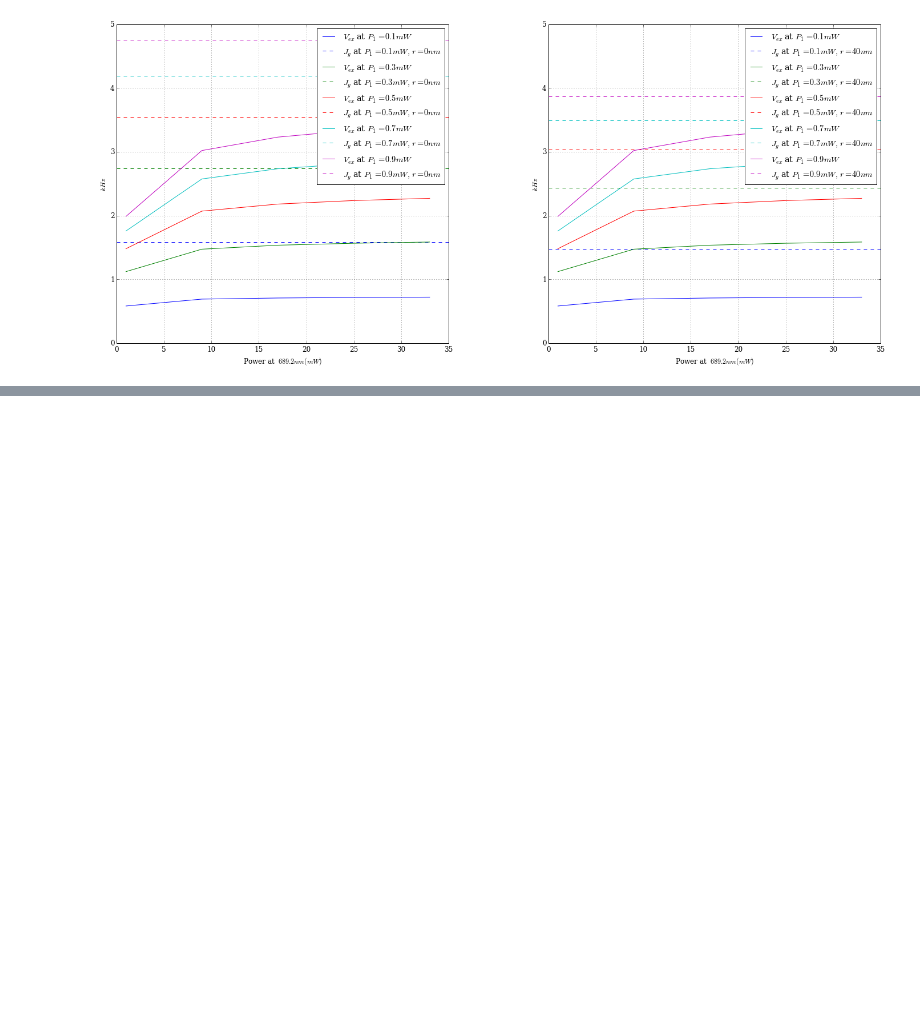
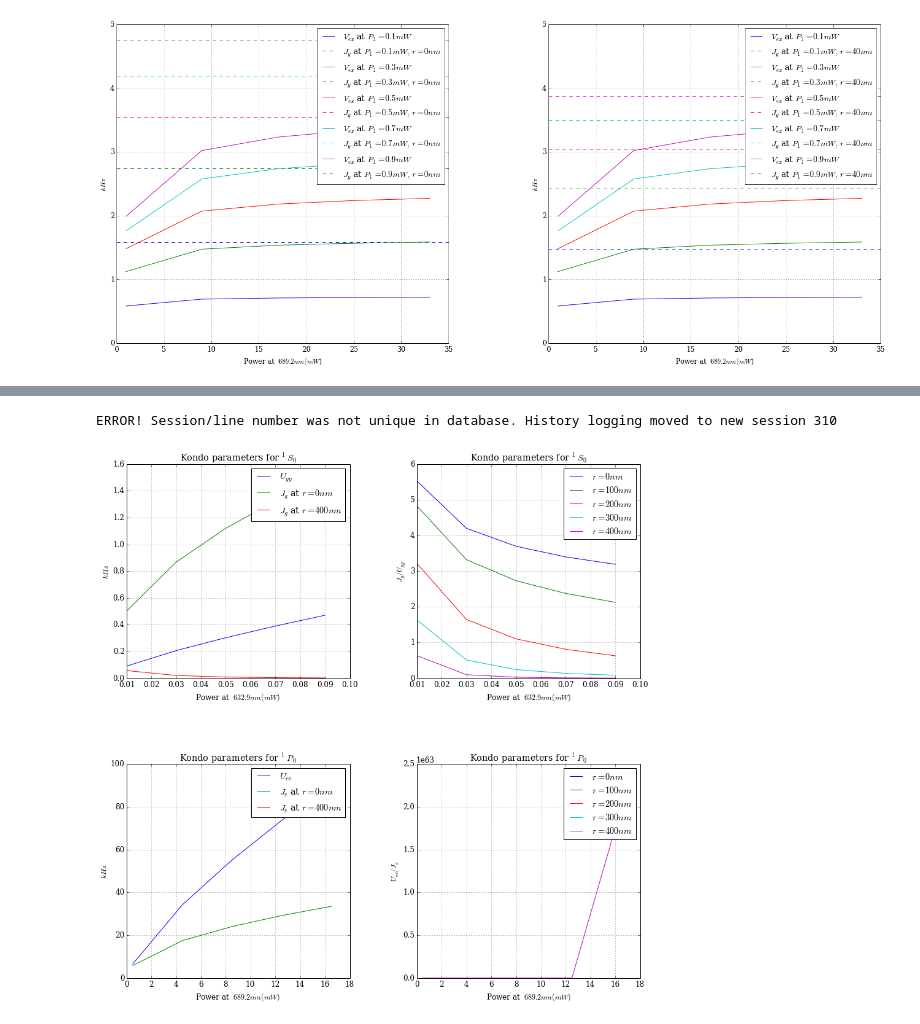
Before and after one commit to caridlin/KondoModel, a Jupyter notebook: Two-tweezer Kondo model.ipynb, the cells around one changed output, grey strips where cells are left out. Saved outputs shown, nothing was run; the diff lists cells and outputs as text; code cells hidden in the pictures; blank space fills up the shorter version.

```diff
--- a/Two-tweezer Kondo model.ipynb
+++ b/Two-tweezer Kondo model.ipynb
@@ -629,0 +686,50 @@ ax2.grid(1)
+# %%
+import matplotlib.gridspec as gridspec
+figure = plt.figure(figsize=(15, 15))
+gs = gridspec.GridSpec(2, 2)
+gs.update(wspace=0.3,hspace=0.4)
+ax1 = plt.subplot(gs[0,0])
+#for i in range(len(r)):
+ax1.plot(np.multiply(1000, P1), np.multiply(0.001, Ugg), markersize = 10, label = r'$U_{gg}$')
+ax1.plot(np.multiply(1000, P1), np.multiply(0.001, Jg[0]),  markersize = 10, label = r'$J_{g}$ at $r = %d nm$' % (1e9*r[0]))
+ax1.plot(np.multiply(1000, P1), np.multiply(0.001, Jg[len(r) - 1]),  markersize = 10, label = r'$J_{g}$ at $r = %d nm$' % (1e9*r[len(r)-1]))
+#ax1.plot(x1 * 1e9, np.abs(y21)**2 ,color = 'r',linestyle = '-', markersize = 10, label = 'Tweezer2')
+ax1.set_xlabel("Power at $\ 632.9 nm(mW)$")
+ax1.set_ylabel("$kHz$")
+ax1.legend(loc = 1)
+ax1.set_title(r'Kondo parameters for $^1S_0$')
+ax1.grid(1)
+
+ax2 = plt.subplot(gs[0,1])
+for i in range(len(r)):
+    ax2.plot(np.multiply(1000, P1), np.divide(Jg[i], Ugg),  markersize = 10, label = '$r = %d nm$' % (1e9*r[i]))
+ax2.set_xlabel("Power at $\ 632.9 nm(mW)$")
+ax2.set_ylabel(r'$J_{g} / U_{gg}$')
+ax2.legend(loc = 1)
+ax2.set_title(r'Kondo parameters for $^1S_0$')
+ax2.grid(1)
+
+ax3 = plt.subplot(gs[1,0])
+#for i in range(len(r)):
+ax3.plot(np.multiply(1000, P2), np.multiply(0.001, Uee), markersize = 10, label = r'$U_{ee}$')
+ax3.plot(np.multiply(1000, P2), np.multiply(0.001, Je[0]),  markersize = 10, label = r'$J_{e}$ at $r = %d nm$' % (1e9*r[0]))
+ax3.plot(np.multiply(1000, P2), np.multiply(0.001, Je[len(r) - 1]),  markersize = 10, label = r'$J_{e}$ at $r = %d nm$' % (1e9*r[len(r)-1]))
+#ax1.plot(x1 * 1e9, np.abs(y21)**2 ,color = 'r',linestyle = '-', markersize = 10, label = 'Tweezer2')
+ax3.set_xlabel("Power at $\ 689.2 nm (mW)$")
+ax3.set_ylabel("$kHz$")
+ax3.legend(loc = 1)
+ax3.set_title(r'Kondo parameters for $^1P_0$')
+ax3.grid(1)
+
+ax4 = plt.subplot(gs[1,1])
+for i in range(len(r)):
+    ax4.plot(np.multiply(1000, P2), np.divide(Uee, Je[i]),  markersize = 10, label = '$r = %d nm$' % (1e9*r[i]))
+#ax1.plot(x1 * 1e9, np.abs(y21)**2 ,color = 'r',linestyle = '-', markersize = 10, label = 'Tweezer2')
+ax4.set_xlabel("Power at $\ 689.2 nm (mW)$")
+ax4.set_ylabel(r'$U_{ee}  /J_{e}$')
+ax4.legend(loc = 1)
+ax4.set_title(r'Kondo parameters for $^1P_0$')
+ax4.grid(1)
+# %% [output]
+ERROR! Session/line number was not unique in database. History logging moved to new session 310
+[figure, added]
```
Also changed, not shown: parts of 3 cells of this notebook.
